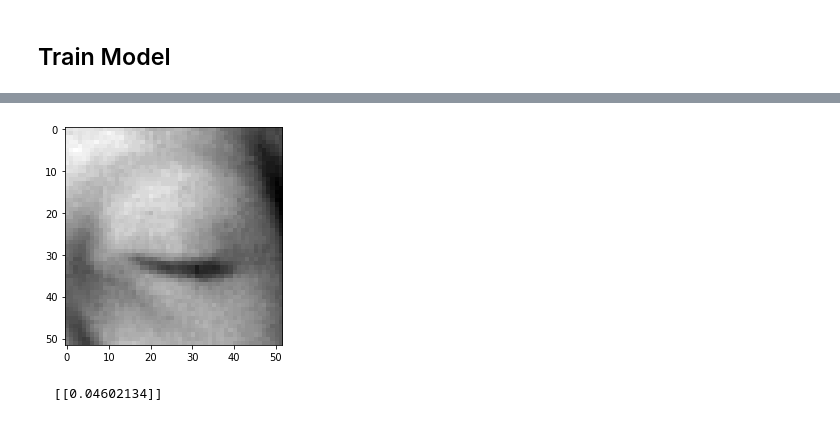
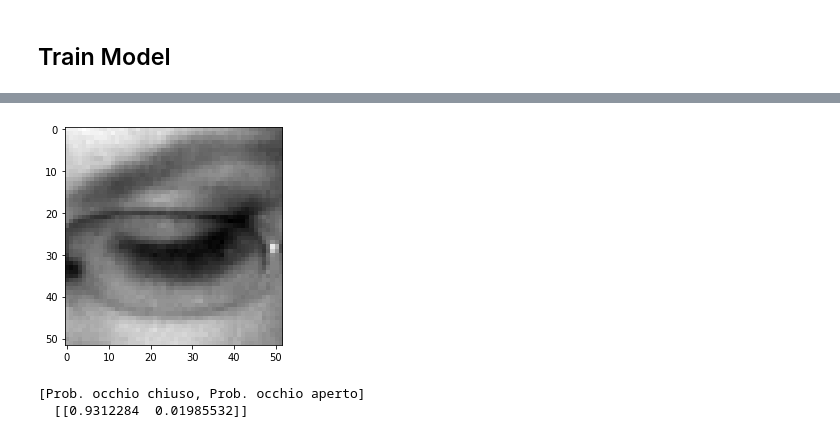
Before and after one commit to domenico97/Driver-Drowsiness-Detection-Systems, a Jupyter notebook: Driver Drowsiness Detection Systems.ipynb, the cells around one changed output, grey strips where cells are left out. Cells and saved outputs as stored; diff of their text form; code cells hidden in the pictures.

```diff
--- a/Driver Drowsiness Detection Systems.ipynb
+++ b/Driver Drowsiness Detection Systems.ipynb
@@ -313,13 +311,13 @@ def create_cnn_model():
     #age_model = dropout(age_model)
     model_detector = Dense(32, activation='relu')(model_detector)
     #age_model = dropout(age_model)
-    model_detector = Dense(1, activation='sigmoid')(model_detector)
+    model_detector = Dense(2, activation='sigmoid')(model_detector)
 
 
     # Costruzione della CNN
     #model = Model([inputs, featureShape], model_detector)
     model = Model(inputs, model_detector)
-    model.compile(optimizer = 'adam', loss ='binary_crossentropy', metrics =['accuracy'])
+    model.compile(optimizer = 'adam', loss ='sparse_categorical_crossentropy', metrics =['accuracy'])
 
     # Restituiamo la CNN creata
     return model
@@ -360,11 +389,13 @@ Epoch 1/1
 # %%
 #Infine, proviamo con una nostra immagine
 
-idx=4
+idx=47
 display(images_test[idx])
 image = images_test[idx].reshape((-1,images_test[idx].shape[0],images_test[idx].shape[1],1))
 print("")
+print("[Prob. occhio chiuso, Prob. occhio aperto]")
 print(" ",model.predict(image))
 # %% [output]
-[figure, old version]
+[figure, new version]
-  [[0.04602134]]
+[Prob. occhio chiuso, Prob. occhio aperto]
+  [[0.9312284  0.01985532]]
```
Also changed, not shown: parts of 5 cells of this notebook, 1 other file.
